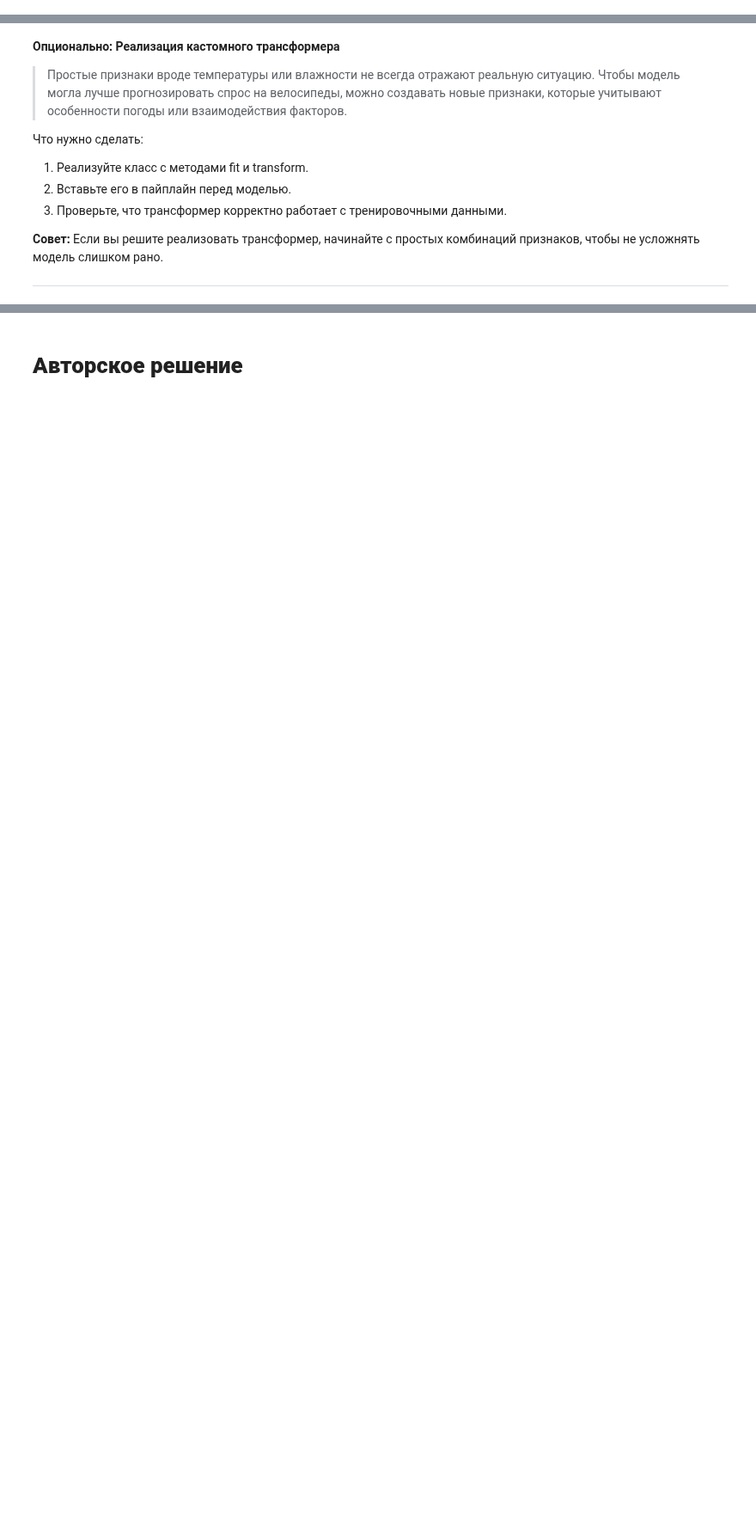
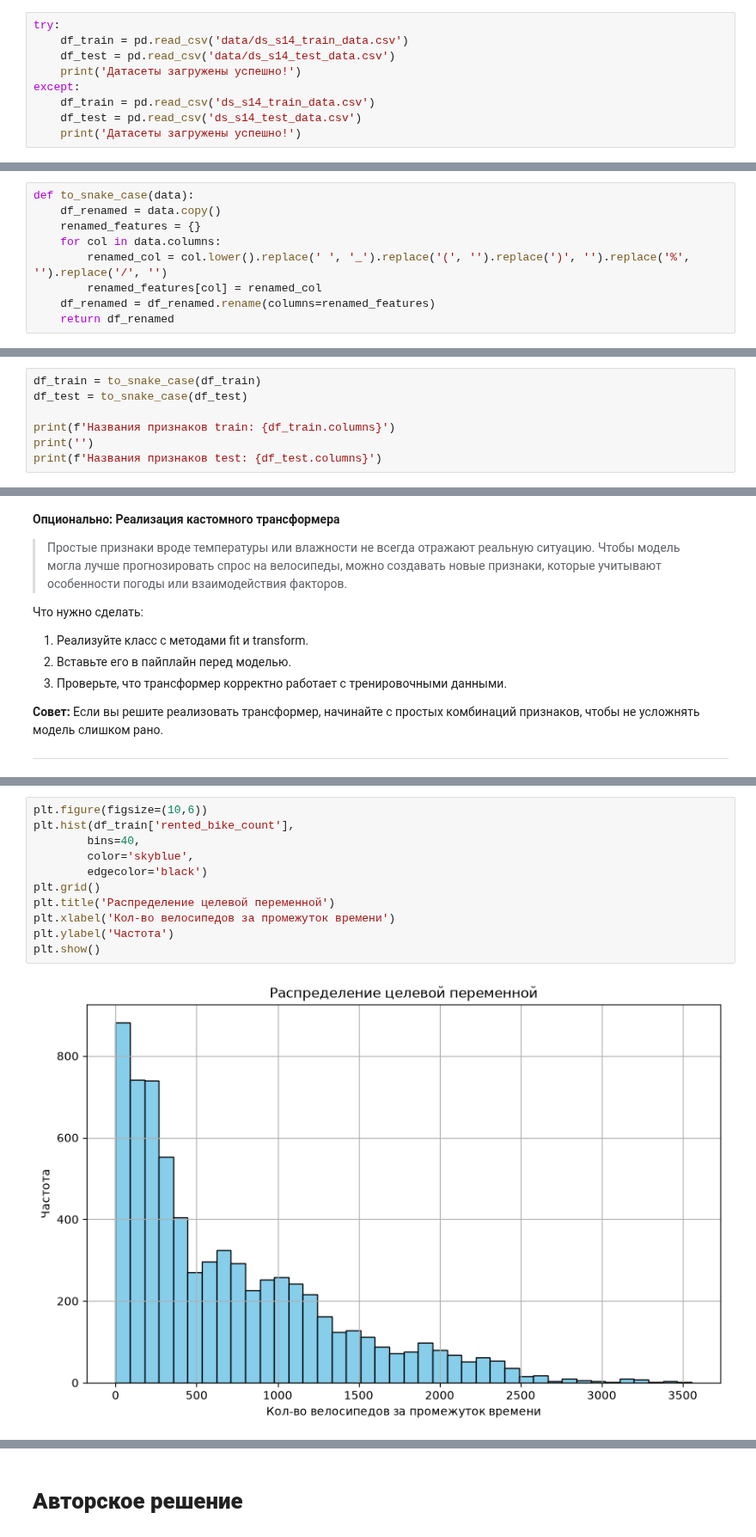
Before and after one commit to ilya-liniukhin/bikesouth_regression_problem, a Jupyter notebook: notebook.ipynb, the cells around one changed output, grey strips where cells are left out. Shown at 86% size. Drawn from its saved outputs; the diff is of its cells as text; blank space fills up the shorter version.

```diff
--- a/notebook.ipynb
+++ b/notebook.ipynb
@@ -45,0 +86,9 @@
+# %%
+try:
+    df_train = pd.read_csv('data/ds_s14_train_data.csv')
+    df_test = pd.read_csv('data/ds_s14_test_data.csv')
+    print('Датасеты загружены успешно!')
+except:
+    df_train = pd.read_csv('ds_s14_train_data.csv')
+    df_test = pd.read_csv('ds_s14_test_data.csv')
+    print('Датасеты загружены успешно!')
@@ -68,0 +184,9 @@
+# %%
+def to_snake_case(data):
+    df_renamed = data.copy()
+    renamed_features = {}
+    for col in data.columns:
+        renamed_col = col.lower().replace(' ', '_').replace('(', '').replace(')', '').replace('%', '').replace('/', '')
+        renamed_features[col] = renamed_col
+    df_renamed = df_renamed.rename(columns=renamed_features)
+    return df_renamed
@@ -68,0 +195,7 @@
+# %%
+df_train = to_snake_case(df_train)
+df_test = to_snake_case(df_test)
+
+print(f'Названия признаков train: {df_train.columns}')
+print('')
+print(f'Названия признаков test: {df_test.columns}')
@@ -192,0 +451,13 @@
+# %%
+plt.figure(figsize=(10,6))
+plt.hist(df_train['rented_bike_count'],
+        bins=40,
+        color='skyblue',
+        edgecolor='black')
+plt.grid()
+plt.title('Распределение целевой переменной')
+plt.xlabel('Кол-во велосипедов за промежуток времени')
+plt.ylabel('Частота')
+plt.show()
+# %% [output]
+[figure, added]
```
Also changed, not shown: parts of 42 cells of this notebook, 2 other files.
